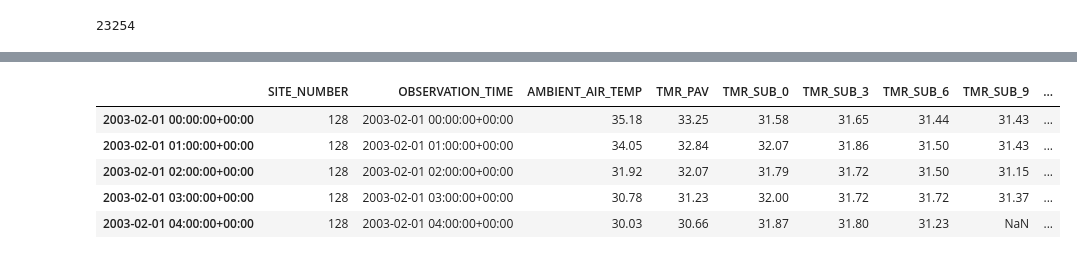
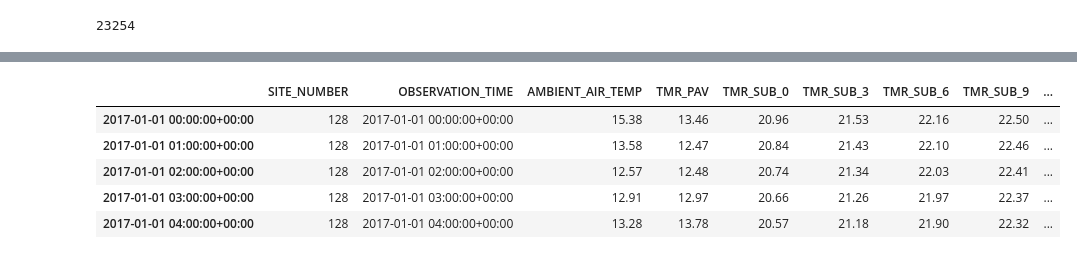
Before and after one commit to erikjamesmason/Temperature_Data_Probe_2, a Jupyter notebook: Temp_data_preprocess.ipynb, the cells around one changed output, grey strips where cells are left out. Drawn from its saved outputs; the diff is of its cells as text; code cells hidden in the pictures.

```diff
--- a/Temp_data_preprocess.ipynb
+++ b/Temp_data_preprocess.ipynb
@@ -362,2 +277,4 @@ def consecutive_3_days(df, sort_by_time=False):
 
     return df_drop
+# %%
+df_all_rules = consecutive_3_days(df_24_5)
@@ -404,4 +312,2 @@ df_24_5['dt_index'] = pd.DatetimeIndex(df_24_5.index)
-# %%
-df_all_rules = df_24_5.loc[~df_24_5.dt_index.dt.strftime('%Y-%m').isin(df_exclude.dt_index.dt.strftime('%Y-%m').values)]
 # %%
 df_all_rules.groupby(['year','month'])['day'].unique()
@@ -448,9 +358,12 @@ Name: day, dtype: object
+# %%
+data = df_all_rules.loc[(df_all_rules.index >= '2017-01-01 00:00:00+00:00')
+            & (df_all_rules.index < '2018-01-01 00:00:00+00:00')]
 # %%
-df_all_rules_drop.head()
+data.head()
 # %% [output]
 |  | SITE_NUMBER | OBSERVATION_TIME | AMBIENT_AIR_TEMP | TMR_PAV | TMR_SUB_0 | TMR_SUB_3 | TMR_SUB_6 | TMR_SUB_9 | ... |
-| 2003-02-01 00:00:00+00:00 | 128 | 2003-02-01 00:00:00+00:00 | 35.18 | 33.25 | 31.58 | 31.65 | 31.44 | 31.43 | ... |
-| 2003-02-01 01:00:00+00:00 | 128 | 2003-02-01 01:00:00+00:00 | 34.05 | 32.84 | 32.07 | 31.86 | 31.50 | 31.43 | ... |
-| 2003-02-01 02:00:00+00:00 | 128 | 2003-02-01 02:00:00+00:00 | 31.92 | 32.07 | 31.79 | 31.72 | 31.50 | 31.15 | ... |
-| 2003-02-01 03:00:00+00:00 | 128 | 2003-02-01 03:00:00+00:00 | 30.78 | 31.23 | 32.00 | 31.72 | 31.72 | 31.37 | ... |
-| 2003-02-01 04:00:00+00:00 | 128 | 2003-02-01 04:00:00+00:00 | 30.03 | 30.66 | 31.87 | 31.80 | 31.23 | NaN | ... |
+| 2017-01-01 00:00:00+00:00 | 128 | 2017-01-01 00:00:00+00:00 | 15.38 | 13.46 | 20.96 | 21.53 | 22.16 | 22.50 | ... |
+| 2017-01-01 01:00:00+00:00 | 128 | 2017-01-01 01:00:00+00:00 | 13.58 | 12.47 | 20.84 | 21.43 | 22.10 | 22.46 | ... |
+| 2017-01-01 02:00:00+00:00 | 128 | 2017-01-01 02:00:00+00:00 | 12.57 | 12.48 | 20.74 | 21.34 | 22.03 | 22.41 | ... |
+| 2017-01-01 03:00:00+00:00 | 128 | 2017-01-01 03:00:00+00:00 | 12.91 | 12.97 | 20.66 | 21.26 | 21.97 | 22.37 | ... |
+| 2017-01-01 04:00:00+00:00 | 128 | 2017-01-01 04:00:00+00:00 | 13.28 | 13.78 | 20.57 | 21.18 | 21.90 | 22.32 | ... |
```
Also changed, not shown: parts of 53 cells of this notebook.
